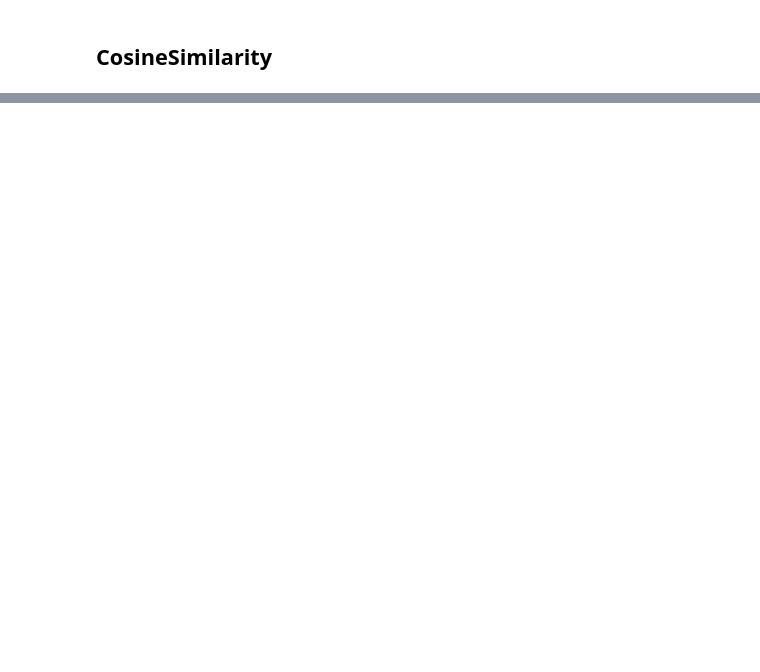
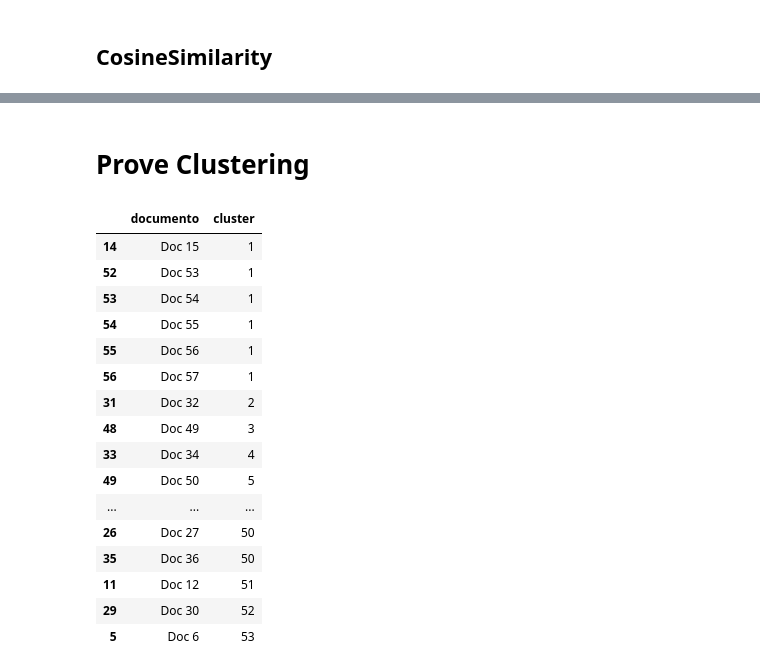
Before and after one commit to tali9943/DocPairSimilarity, a Jupyter notebook: DocSimilarity.ipynb, the cells around one changed output, grey strips where cells are left out. Drawn from its saved outputs; the diff is of its cells as text; code cells hidden in the pictures; blank space fills up the shorter version.

```diff
--- a/DocSimilarity.ipynb
+++ b/DocSimilarity.ipynb
@@ -120,0 +196,41 @@ find_similar_docs(path_name_documents, '0.5')
+# %% [markdown]
+# Prove Clustering
+# %%
+from scipy.cluster.hierarchy import linkage, fcluster
+import pandas as pd
+
+def cluster_documents(cos_sim_table, threshold, method='ward'):
+    # Creiamo la matrice di linkage
+    linkage_matrix = linkage(cos_sim_table, method=method)
+
+    # Utilizziamo la matrice di linkage e la soglia per generare i cluster
+    clusters = fcluster(linkage_matrix, t=threshold, criterion='distance')
+
+    # Creiamo un dataframe che contenga i documenti e il cluster a cui appartengono
+    df_clusters = pd.DataFrame({'documento': cos_sim_table.index, 'cluster': clusters})
+
+    # Ordiniamo il dataframe per cluster e documento
+    df_clusters = df_clusters.sort_values(by=['cluster', 'documento'])
+
+    return df_clusters
+
+df_clusters = cluster_documents(cos_sim_table, 0.9, method='ward')
+df_clusters
+# %% [output]
+|  | documento | cluster |
+| 14 | Doc 15 | 1 |
+| 52 | Doc 53 | 1 |
+| 53 | Doc 54 | 1 |
+| 54 | Doc 55 | 1 |
+| 55 | Doc 56 | 1 |
+| 56 | Doc 57 | 1 |
+| 31 | Doc 32 | 2 |
+| 48 | Doc 49 | 3 |
+| 33 | Doc 34 | 4 |
+| 49 | Doc 50 | 5 |
+| ... | ... | ... |
+| 26 | Doc 27 | 50 |
+| 35 | Doc 36 | 50 |
+| 11 | Doc 12 | 51 |
+| 29 | Doc 30 | 52 |
+| 5 | Doc 6 | 53 |
```
Also changed, not shown: parts of 15 cells of this notebook, 1 other file.
